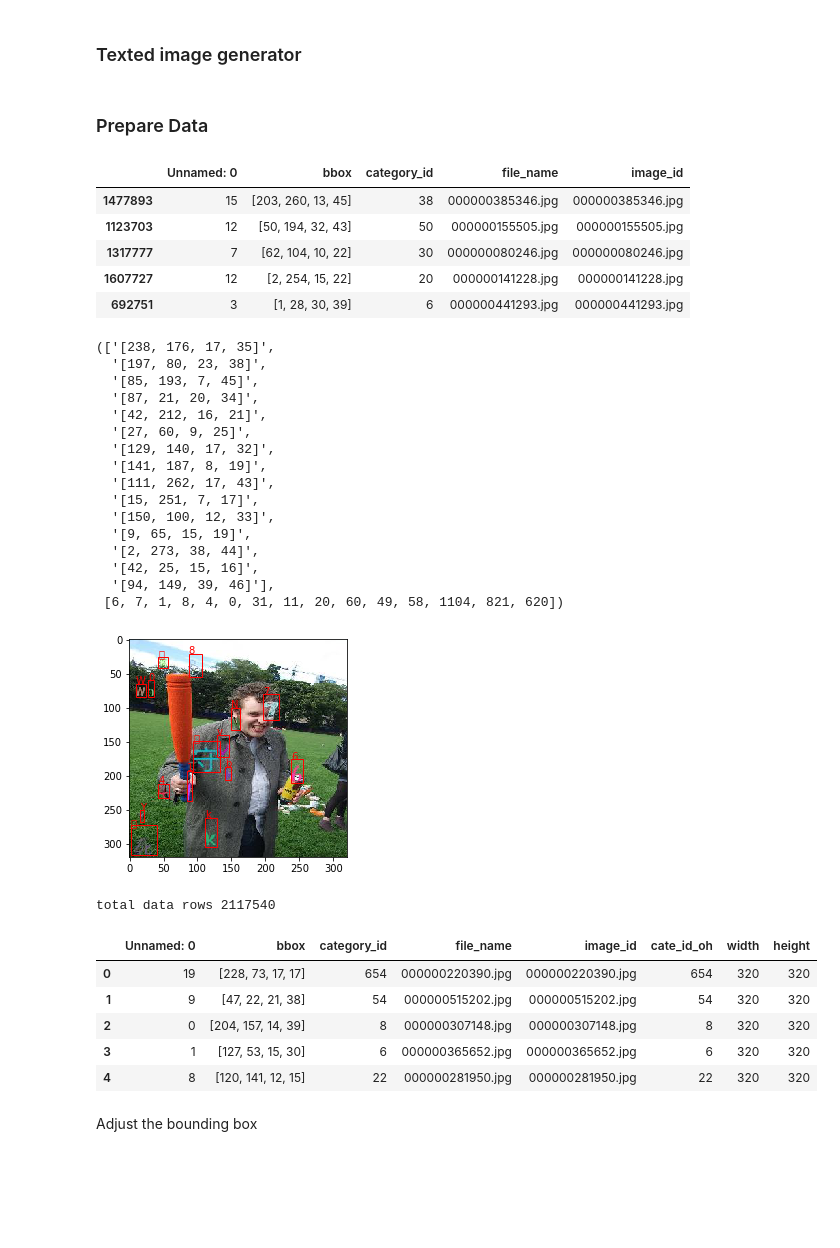
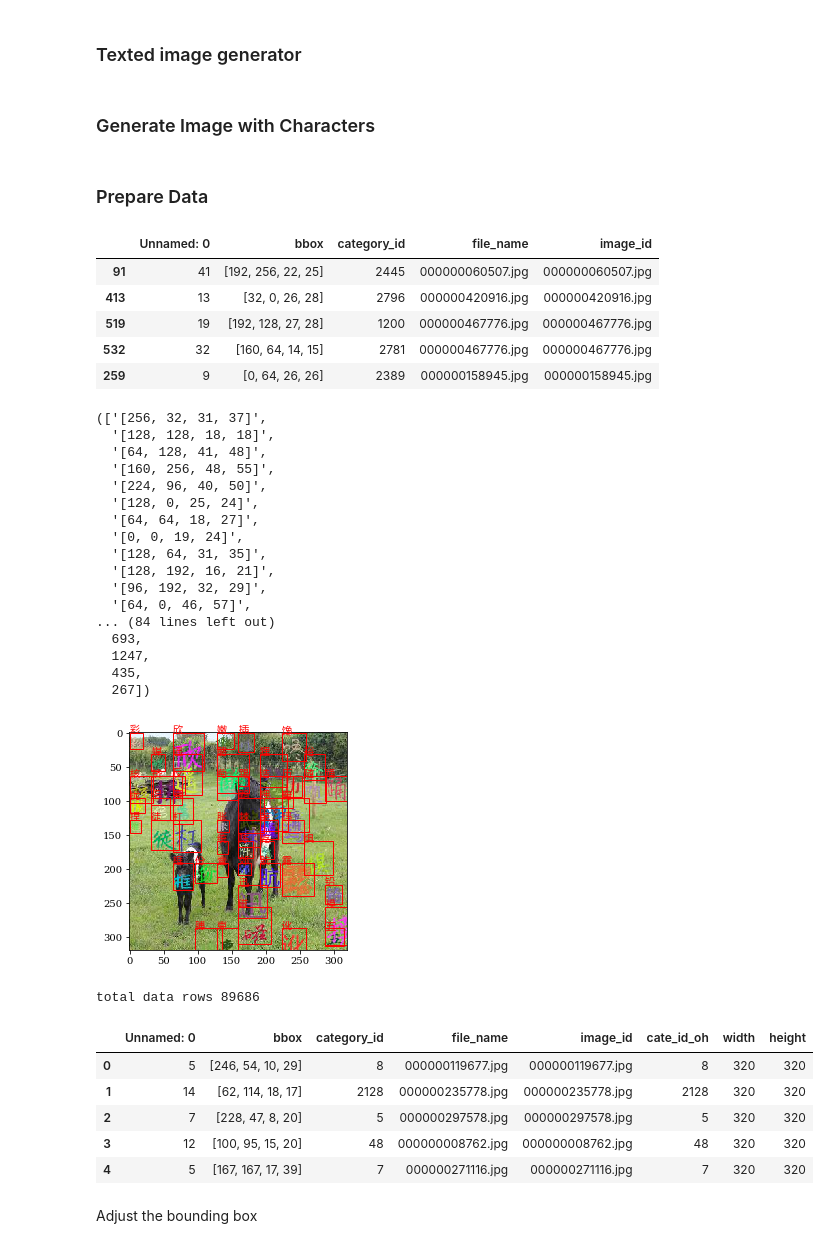
Before and after one commit to raynardj/obj_detection, a Jupyter notebook: char_detect.ipynb, the cells around one changed output. Cells and saved outputs as stored; diff of their text form; code cells hidden in the pictures; blank space fills up the shorter version.

Commit message:
char detection

```diff
--- a/char_detect.ipynb
+++ b/char_detect.ipynb
@@ -44,0 +37,2 @@ from char_data import Make_Char,rd,rd_font
+# %% [markdown]
+### Generate Image with Characters
@@ -45,42 +74,45 @@ from char_data import Make_Char,rd,rd_font
 # %% [markdown]
 ### Prepare Data
 # %%
-ann_df = pd.read_csv("/data/forge/char_lbl.csv")
+ann_df = pd.read_csv(ANN)
+ann_df2 = pd.read_csv(ANN_CLS)
 
-ann_df.sample(5)
+
+ann_df2.sample(5)
 # %% [output]
 |  | Unnamed: 0 | bbox | category_id | file_name | image_id |
-| 1477893 | 15 | [203, 260, 13, 45] | 38 | 000000385346.jpg | 000000385346.jpg |
-| 1123703 | 12 | [50, 194, 32, 43] | 50 | 000000155505.jpg | 000000155505.jpg |
-| 1317777 | 7 | [62, 104, 10, 22] | 30 | 000000080246.jpg | 000000080246.jpg |
-| 1607727 | 12 | [2, 254, 15, 22] | 20 | 000000141228.jpg | 000000141228.jpg |
-| 692751 | 3 | [1, 28, 30, 39] | 6 | 000000441293.jpg | 000000441293.jpg |
+| 91 | 41 | [192, 256, 22, 25] | 2445 | 000000060507.jpg | 000000060507.jpg |
+| 413 | 13 | [32, 0, 26, 28] | 2796 | 000000420916.jpg | 000000420916.jpg |
+| 519 | 19 | [192, 128, 27, 28] | 1200 | 000000467776.jpg | 000000467776.jpg |
+| 532 | 32 | [160, 64, 14, 15] | 2781 | 000000467776.jpg | 000000467776.jpg |
+| 259 | 9 | [0, 64, 26, 26] | 2389 | 000000158945.jpg | 000000158945.jpg |
 # %%
-urls = glob(IMG+"/*")
+urls = glob(IMG_CLS+"/*")
 
 rdimg = np.random.choice(urls)
 def get_id(url):
     return url.split("/")[-1]
 
 def get_bb(rdimg):
-    match = ann_df[ann_df["image_id"]==get_id(rdimg)][["bbox","category_id"]]
+    match = ann_df2[ann_df2["image_id"]==get_id(rdimg)][["bbox","category_id"]]
     return list(match["bbox"]),list(match["category_id"])
 
 get_bb(rdimg)
 # %% [output]
-(['[238, 176, 17, 35]',
-  '[197, 80, 23, 38]',
-  '[85, 193, 7, 45]',
-  '[87, 21, 20, 34]',
-  '[42, 212, 16, 21]',
-  '[27, 60, 9, 25]',
-  '[129, 140, 17, 32]',
-  '[141, 187, 8, 19]',
-  '[111, 262, 17, 43]',
-  '[15, 251, 7, 17]',
-  '[150, 100, 12, 33]',
-  '[9, 65, 15, 19]',
-  '[2, 273, 38, 44]',
-  '[42, 25, 15, 16]',
-  '[94, 149, 39, 46]'],
- [6, 7, 1, 8, 4, 0, 31, 11, 20, 60, 49, 58, 1104, 821, 620])
+(['[256, 32, 31, 37]',
+  '[128, 128, 18, 18]',
+  '[64, 128, 41, 48]',
+  '[160, 256, 48, 55]',
+  '[224, 96, 40, 50]',
+  '[128, 0, 25, 24]',
+  '[64, 64, 18, 27]',
+  '[0, 0, 19, 24]',
+  '[128, 64, 31, 35]',
+  '[128, 192, 16, 21]',
+  '[96, 192, 32, 29]',
+  '[64, 0, 46, 57]',
+... (84 lines left out)
+  693,
+  1247,
+  435,
+  267])
@@ -87,24 +125,21 @@ get_bb(rdimg)
+# %%
+msyh = matplotlib.font_manager.FontProperties(fname='/data/fonts_cn/msyh.ttf')
 # %%
-from matplotlib import pyplot as plt
-import matplotlib.patches as patches
-import matplotlib.text as text
-# %matplotlib inline
-
 fig,ax = plt.subplots(1)
-ax.imshow(Image.open(rdimg))
+ax.imshow(Image.open(rdimg).resize((HEIGHT,WIDTH)))
 bbs,cids = get_bb(rdimg)
 # font_label = ImageFont.FreeTypeFont("/data/fonts_cn/msyh.ttf", 5)
 for i in range(len(bbs)):
     bb=eval(bbs[i])
     # format of the bb: x, y, width, height
     rect = patches.Rectangle((bb[0],bb[1]),bb[2],bb[3],linewidth=1,edgecolor='r',facecolor='none')
 
     ax.add_patch(rect)
     # format of bb
-    ax.text(bb[0],bb[1],idx2name[cids[i]],dict({"color":"#ff0000"}))
+    ax.text(bb[0],bb[1],idx2name[cids[i]],dict({"color":"#ff0000"}),fontproperties=msyh)
     # print(idx2name[cids[i]])
 # %% [output]
-[figure, old version]
+[figure, new version]
 # %%
 import torch
 from torch import nn
@@ -133,13 +168,13 @@ def df_data(ann_df,shuffle=True):
 data_df = df_data(ann_df)
 data_df.head()
 # %% [output]
-total data rows 2117540
+total data rows 89686
 |  | Unnamed: 0 | bbox | category_id | file_name | image_id | cate_id_oh | width | height |
-| 0 | 19 | [228, 73, 17, 17] | 654 | 000000220390.jpg | 000000220390.jpg | 654 | 320 | 320 |
-| 1 | 9 | [47, 22, 21, 38] | 54 | 000000515202.jpg | 000000515202.jpg | 54 | 320 | 320 |
-| 2 | 0 | [204, 157, 14, 39] | 8 | 000000307148.jpg | 000000307148.jpg | 8 | 320 | 320 |
-| 3 | 1 | [127, 53, 15, 30] | 6 | 000000365652.jpg | 000000365652.jpg | 6 | 320 | 320 |
-| 4 | 8 | [120, 141, 12, 15] | 22 | 000000281950.jpg | 000000281950.jpg | 22 | 320 | 320 |
+| 0 | 5 | [246, 54, 10, 29] | 8 | 000000119677.jpg | 000000119677.jpg | 8 | 320 | 320 |
+| 1 | 14 | [62, 114, 18, 17] | 2128 | 000000235778.jpg | 000000235778.jpg | 2128 | 320 | 320 |
+| 2 | 7 | [228, 47, 8, 20] | 5 | 000000297578.jpg | 000000297578.jpg | 5 | 320 | 320 |
+| 3 | 12 | [100, 95, 15, 20] | 48 | 000000008762.jpg | 000000008762.jpg | 48 | 320 | 320 |
+| 4 | 5 | [167, 167, 17, 39] | 7 | 000000271116.jpg | 000000271116.jpg | 7 | 320 | 320 |
 # %% [markdown]
 Adjust the bounding box
 # %%
```
Also changed, not shown: parts of 12 cells of this notebook, 8 other files.
